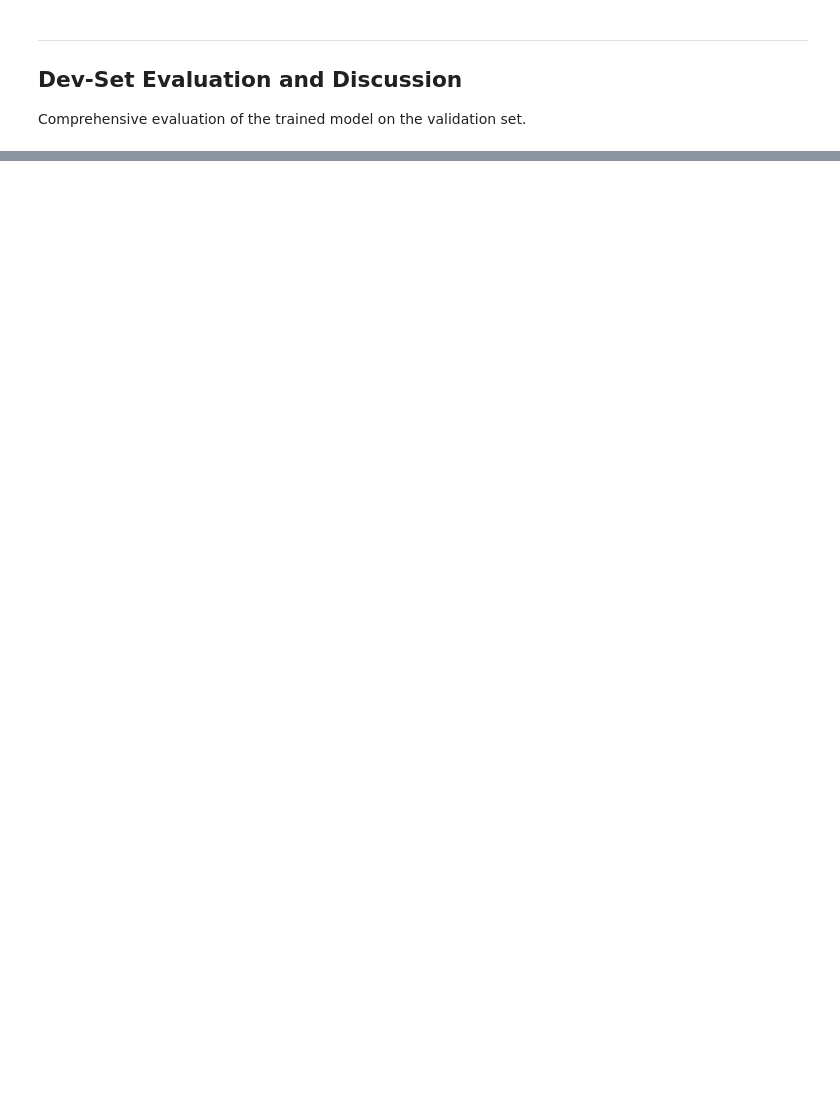
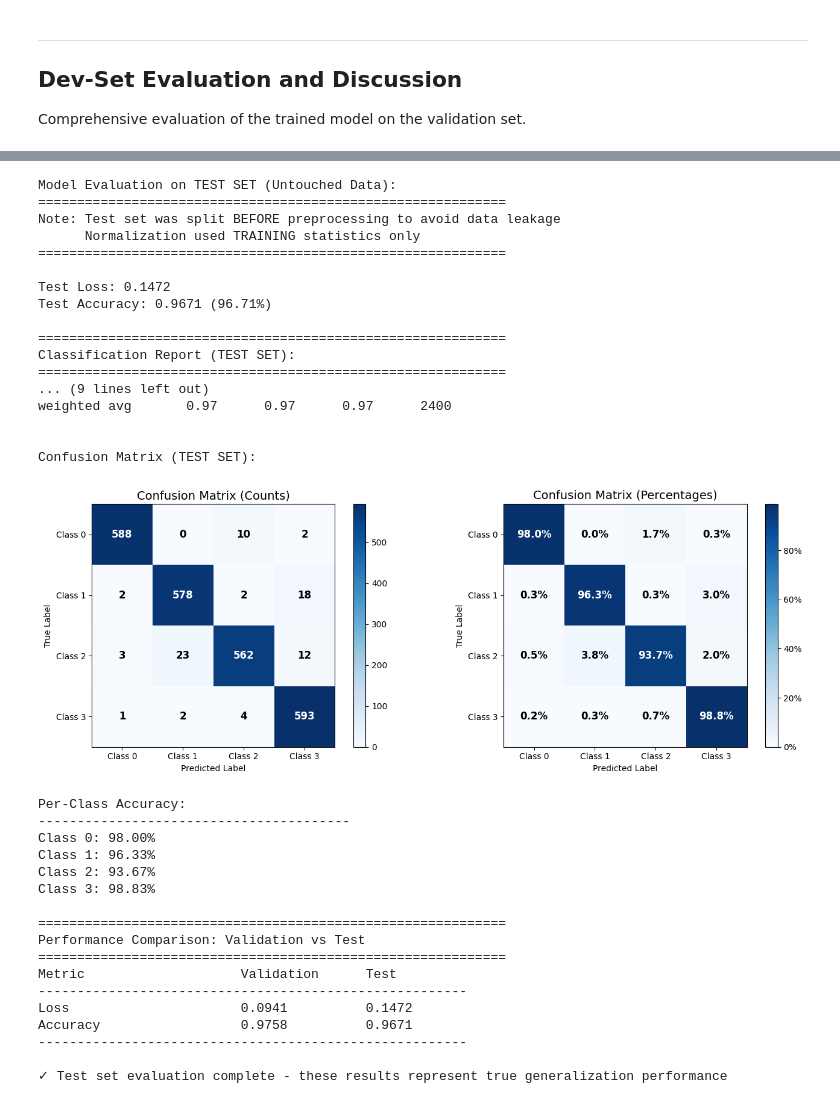
Before and after one commit to NghiaNguyen170192/cosc3007-deep-learning, a Jupyter notebook: assignments/Assignment-01-DUE-2025-12-06/submission_s3343711.ipynb, the cells around one changed output, grey strips where cells are left out. Saved outputs shown, nothing was run; the diff lists cells and outputs as text; code cells hidden in the pictures; blank space fills up the shorter version.

```diff
--- a/assignments/Assignment-01-DUE-2025-12-06/submission_s3343711.ipynb
+++ b/assignments/Assignment-01-DUE-2025-12-06/submission_s3343711.ipynb
@@ -1059,3 +1034,75 @@ Prediction Summary:
+# %%
+# Evaluate on TEST SET (untouched data)
+print("Model Evaluation on TEST SET (Untouched Data):")
+print("=" * 60)
+print("Note: Test set was split BEFORE preprocessing to avoid data leakage")
+print("      Normalization used TRAINING statistics only")
+print("=" * 60)
+
+test_loss, test_accuracy = model.evaluate(X_test, y_test, verbose=0)
+print(f"\nTest Loss: {test_loss:.4f}")
+print(f"Test Accuracy: {test_accuracy:.4f} ({test_accuracy*100:.2f}%)")
+
+# Get predictions on test set
+y_test_pred_proba = model.predict(X_test, verbose=0)
+y_test_pred = np.argmax(y_test_pred_proba, axis=1)
+
+# Classification report for test set
+print("\n" + "=" * 60)
+print("Classification Report (TEST SET):")
+print("=" * 60)
+print(classification_report(y_test, y_test_pred, target_names=CLASS_NAMES))
+
+# Confusion matrices for test set
+print("\nConfusion Matrix (TEST SET):")
+plot_confusion_matrices(y_test, y_test_pred, CLASS_NAMES)
+
+# Compare validation vs test performance
+print("\n" + "=" * 60)
+print("Performance Comparison: Validation vs Test")
+print("=" * 60)
+print(f"{'Metric':<25} {'Validation':<15} {'Test':<15}")
+print("-" * 55)
+print(f"{'Loss':<25} {val_loss:<15.4f} {test_loss:<15.4f}")
+print(f"{'Accuracy':<25} {val_accuracy:<15.4f} {test_accuracy:<15.4f}")
+print("-" * 55)
+print("\n✓ Test set evaluation complete - these results represent true generalization performance")
+# %% [output]
+Model Evaluation on TEST SET (Untouched Data):
+============================================================
+Note: Test set was split BEFORE preprocessing to avoid data leakage
+      Normalization used TRAINING statistics only
+============================================================
+
+Test Loss: 0.1472
+Test Accuracy: 0.9671 (96.71%)
+
+============================================================
+Classification Report (TEST SET):
+============================================================
+... (9 lines left out)
+weighted avg       0.97      0.97      0.97      2400
+
+
+Confusion Matrix (TEST SET):
+[figure, added]
+Per-Class Accuracy:
+----------------------------------------
+Class 0: 98.00%
+Class 1: 96.33%
+Class 2: 93.67%
+Class 3: 98.83%
+
+============================================================
+Performance Comparison: Validation vs Test
+============================================================
+Metric                    Validation      Test
+-------------------------------------------------------
+Loss                      0.0941          0.1472
+Accuracy                  0.9758          0.9671
+-------------------------------------------------------
+
+✓ Test set evaluation complete - these results represent true generalization performance
 # %% [markdown]
 ---
 
```
Also changed, not shown: parts of 34 cells of this notebook.
